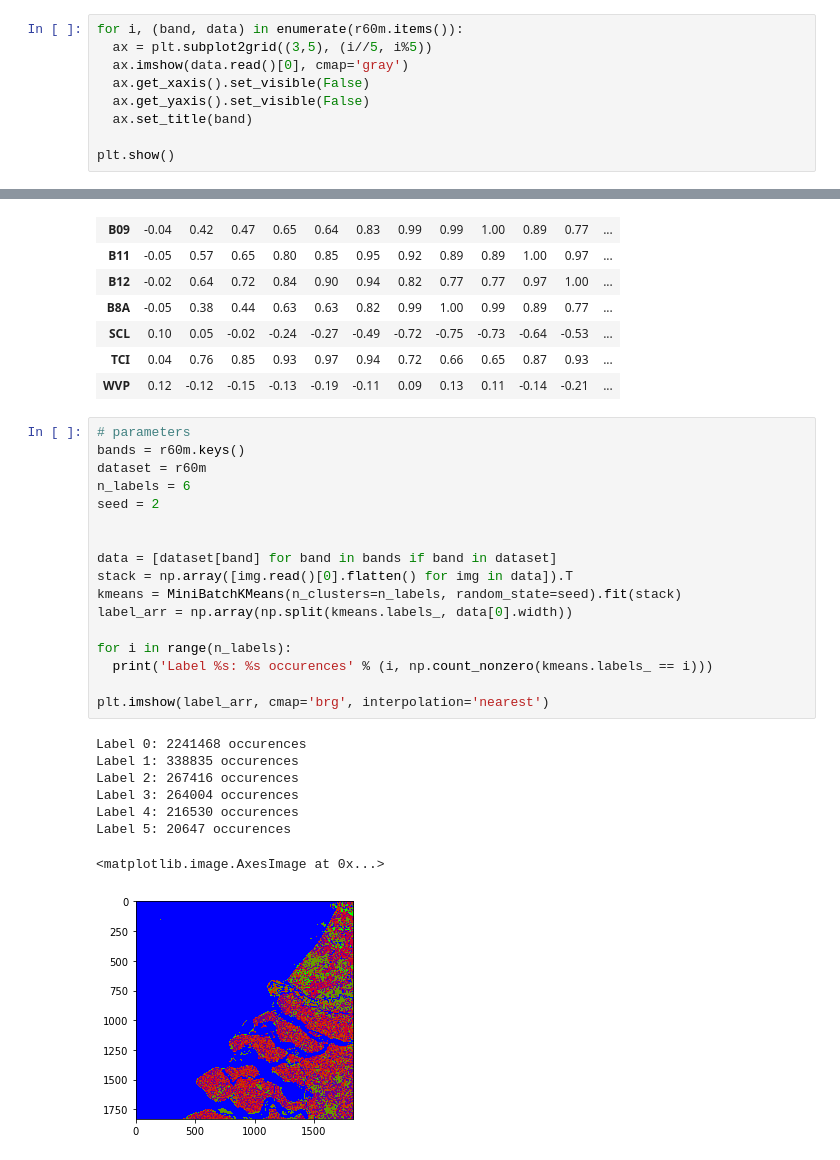
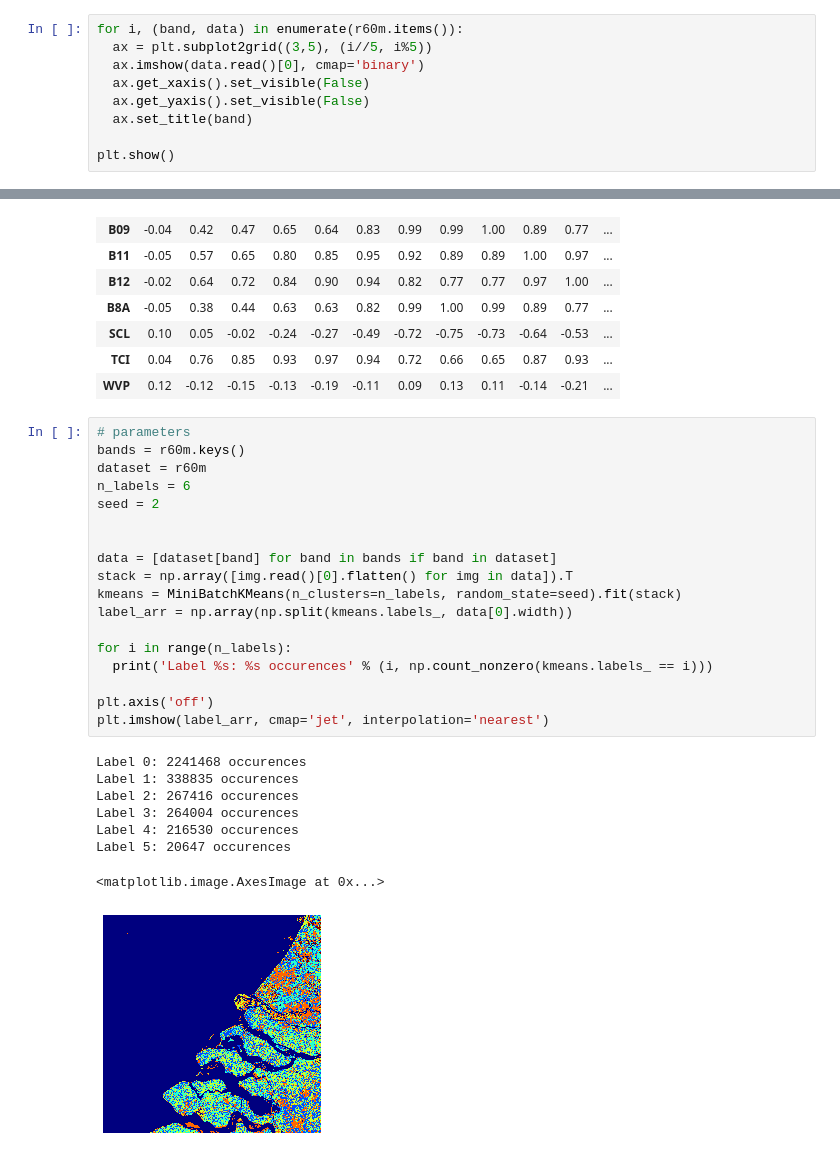
Before and after one commit to ondrej-vesely/GEO1001-hw2, a Jupyter notebook: hw2.ipynb, the cells around one changed output, grey strips where cells are left out. Cells and saved outputs as stored; diff of their text form.

```diff
--- a/hw2.ipynb
+++ b/hw2.ipynb
@@ -27,7 +27,7 @@ r10m = load_jp2(path + 'R10m/')
 # %%
 for i, (band, data) in enumerate(r60m.items()):
   ax = plt.subplot2grid((3,5), (i//5, i%5))
-  ax.imshow(data.read()[0], cmap='gray')
+  ax.imshow(data.read()[0], cmap='binary')
   ax.get_xaxis().set_visible(False)
   ax.get_yaxis().set_visible(False)
   ax.set_title(band)
@@ -114,29 +116,30 @@ pd.DataFrame(matrix, columns=data.keys(), index=data.keys())
 # %%
 # parameters
 bands = r60m.keys()
 dataset = r60m
 n_labels = 6
 seed = 2
 
 
 data = [dataset[band] for band in bands if band in dataset]
 stack = np.array([img.read()[0].flatten() for img in data]).T
 kmeans = MiniBatchKMeans(n_clusters=n_labels, random_state=seed).fit(stack)
 label_arr = np.array(np.split(kmeans.labels_, data[0].width))
 
 for i in range(n_labels):
   print('Label %s: %s occurences' % (i, np.count_nonzero(kmeans.labels_ == i)))
 
-plt.imshow(label_arr, cmap='brg', interpolation='nearest')
+plt.axis('off')
+plt.imshow(label_arr, cmap='jet', interpolation='nearest')
 # %% [output]
 Label 0: 2241468 occurences
 Label 1: 338835 occurences
 Label 2: 267416 occurences
 Label 3: 264004 occurences
 Label 4: 216530 occurences
 Label 5: 20647 occurences
 <matplotlib.image.AxesImage at 0x...>
-[figure, old version]
+[figure, new version]
 # %%
 # location of subset
 subset = (601200.0, 5773695.0, 700, 500)
```
Also changed, not shown: parts of 5 cells of this notebook.
